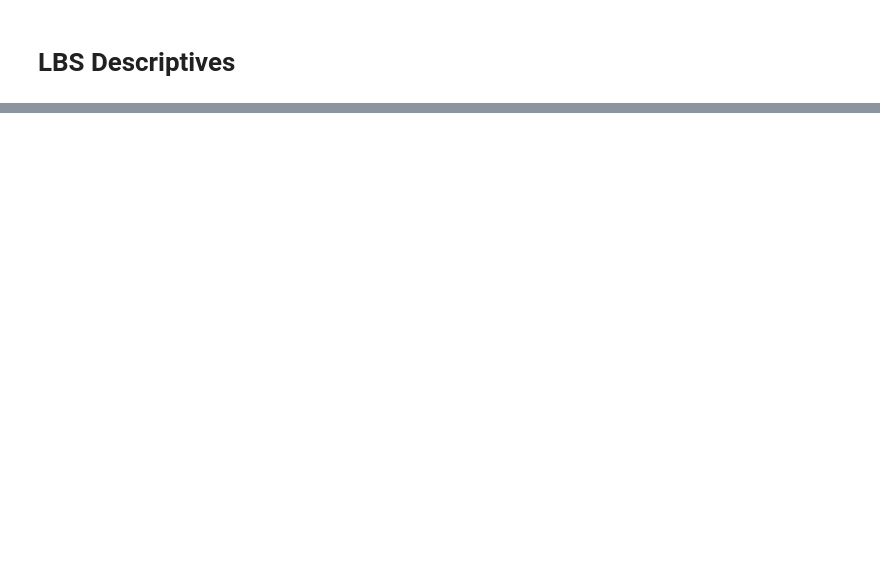
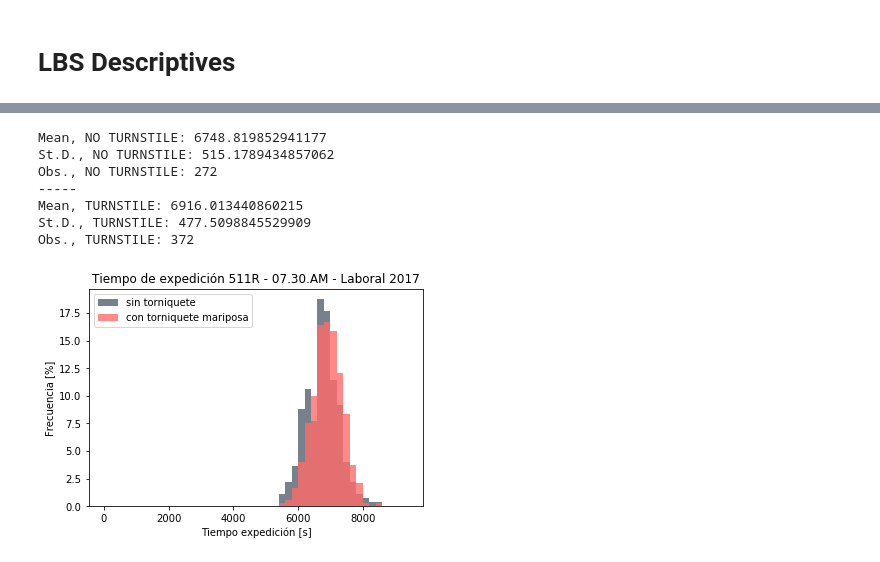
Before and after one commit to leocamus/TSAnalysis, a Jupyter notebook: Travel_Time/LBS_Analisis.ipynb, the cells around one changed output, grey strips where cells are left out. Drawn from its saved outputs; the diff is of its cells as text; code cells hidden in the pictures; blank space fills up the shorter version.

```diff
--- a/Travel_Time/LBS_Analisis.ipynb
+++ b/Travel_Time/LBS_Analisis.ipynb
@@ -114,0 +181,11 @@ lbs_df = mergeTurnstileDatabase(lbs_df,ana_turnstiles_df,mauricio_turnstiles_df)
+# %%
+plotByRoute('511R',200, '07.30.AM', False)
+# %% [output]
+Mean, NO TURNSTILE: 6748.819852941177
+St.D., NO TURNSTILE: 515.1789434857062
+Obs., NO TURNSTILE: 272
+-----
+Mean, TURNSTILE: 6916.013440860215
+St.D., TURNSTILE: 477.5098845529909
+Obs., TURNSTILE: 372
+[figure, added]
```
Also changed, not shown: parts of 68 cells of this notebook, 25 other files.
